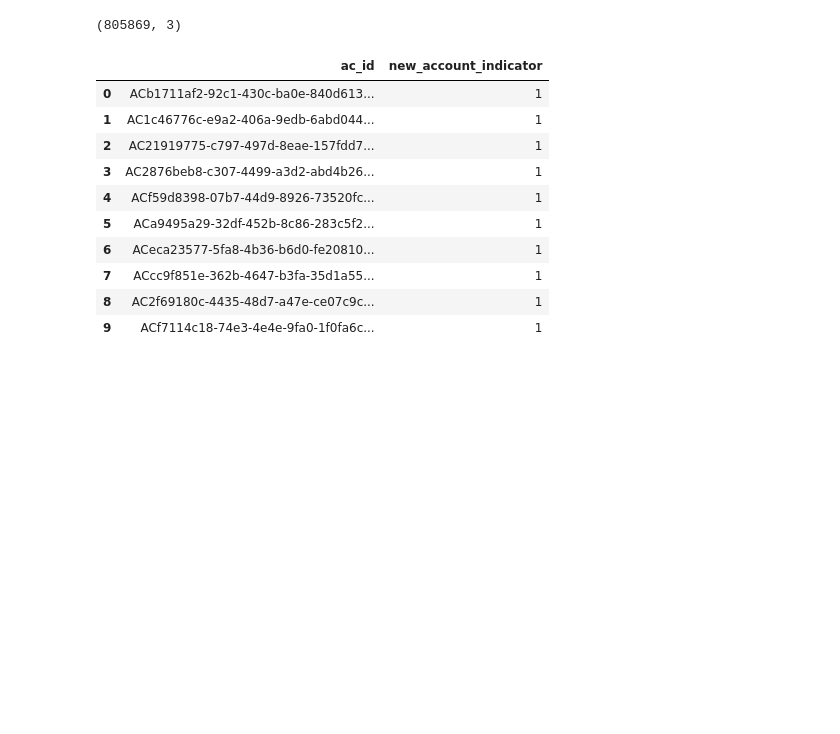
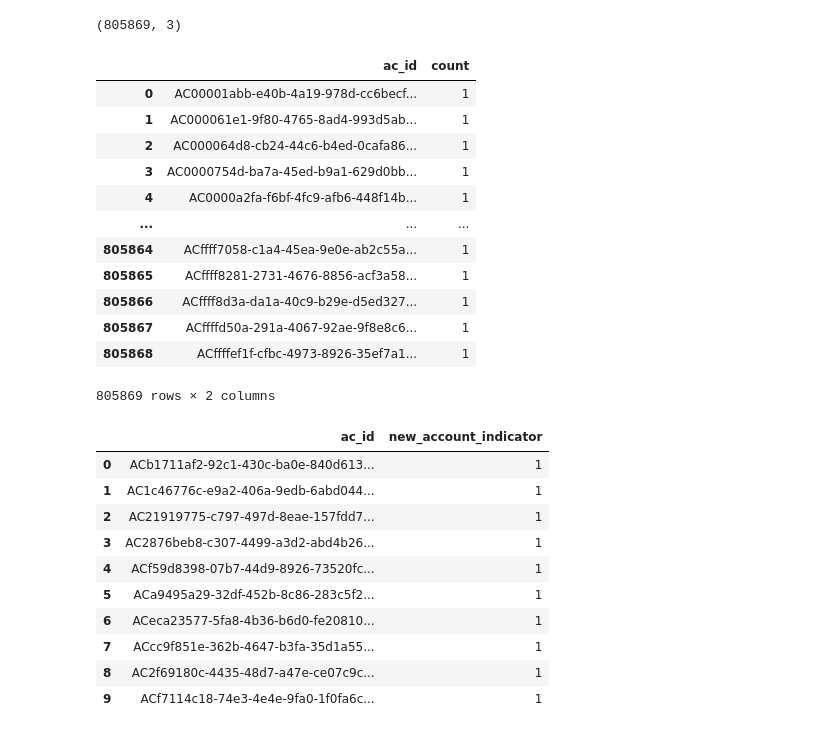
Before and after one commit to jane-z-zou/Arrival-Probability, a Jupyter notebook: Amex_EDA.ipynb, the cells around one changed output. Cells and saved outputs as stored; diff of their text form; code cells hidden in the pictures; blank space fills up the shorter version.

```diff
--- a/Amex_EDA.ipynb
+++ b/Amex_EDA.ipynb
@@ -42,3 +63,21 @@ df2.head(10)
 df2.shape
 # %% [output]
 (805869, 3)
+# %%
+#Quick duplicates check
+df2_check = df2.groupby(['ac_id']).size().reset_index(name = 'count')
+df2_check
+# %% [output]
+|  | ac_id | count |
+| 0 | AC00001abb-e40b-4a19-978d-cc6becf... | 1 |
+| 1 | AC000061e1-9f80-4765-8ad4-993d5ab... | 1 |
+| 2 | AC000064d8-cb24-44c6-b4ed-0cafa86... | 1 |
+| 3 | AC0000754d-ba7a-45ed-b9a1-629d0bb... | 1 |
+| 4 | AC0000a2fa-f6bf-4fc9-afb6-448f14b... | 1 |
+| ... | ... | ... |
+| 805864 | ACffff7058-c1a4-45ea-9e0e-ab2c55a... | 1 |
+| 805865 | ACffff8281-2731-4676-8856-acf3a58... | 1 |
+| 805866 | ACffff8d3a-da1a-40c9-b29e-d5ed327... | 1 |
+| 805867 | ACffffd50a-291a-4067-92ae-9f8e8c6... | 1 |
+| 805868 | ACffffef1f-cfbc-4973-8926-35ef7a1... | 1 |
+805869 rows × 2 columns
```
Also changed, not shown: parts of 17 cells of this notebook.
